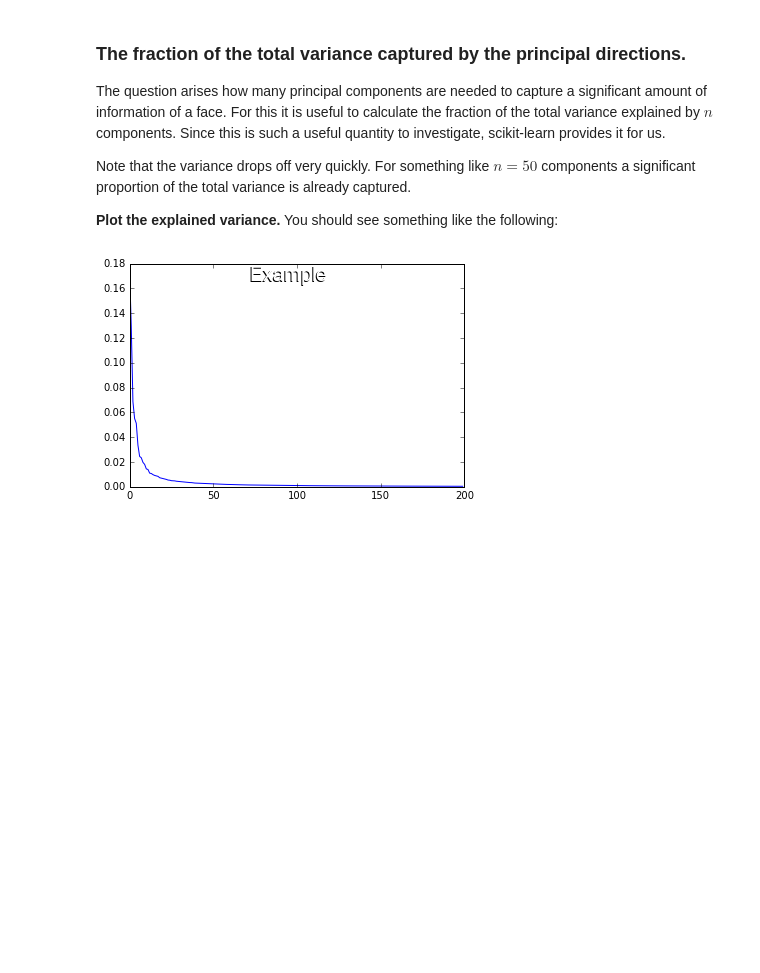
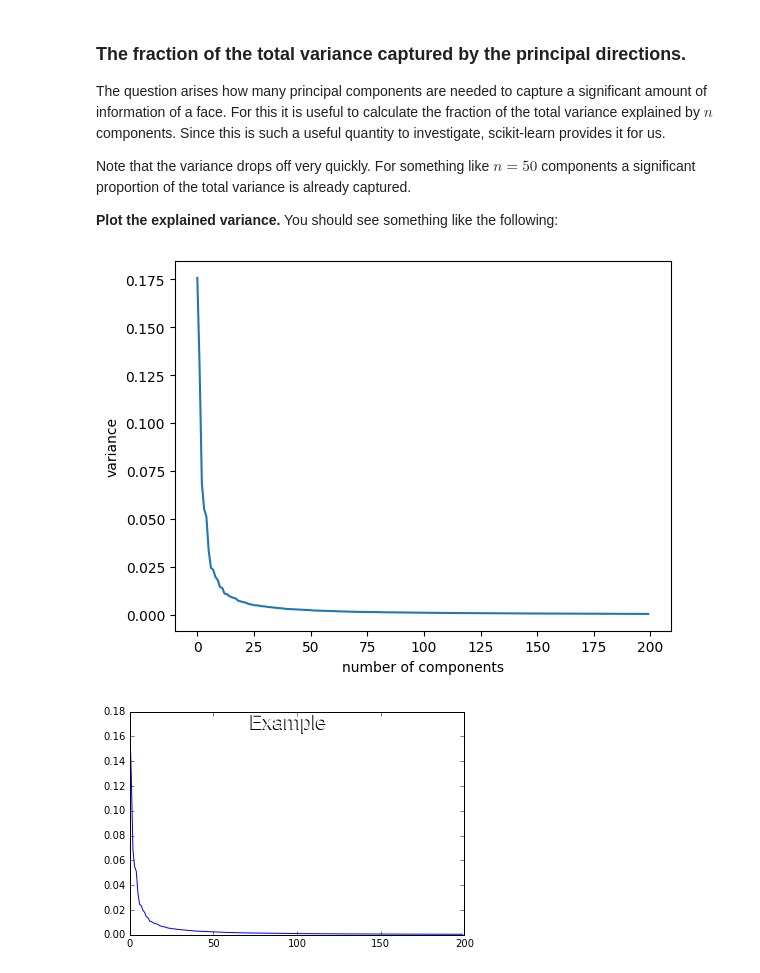
Before and after one commit to Obakeng-Mogale/cs315-assign-1, a Jupyter notebook: assign1/src/assign1.ipynb, the cells around one changed output. Drawn from its saved outputs; the diff is of its cells as text; code cells hidden in the pictures; blank space fills up the shorter version.

```diff
--- a/assign1/src/assign1.ipynb
+++ b/assign1/src/assign1.ipynb
@@ -78,8 +84,8 @@ We now briefly explore the main ideas behind the eigenface approach using the Ol
 
 First import  all .png files from all the directories inside a specified directory. Each  facial image is then converted to a flat array.
 # %%
-from skimage import io
-ic = io.ImageCollection('../data/att_faces/*/*.png')
+from skimage.io import imread_collection
+ic = imread_collection('../data/att_faces/*/*.png')
 
 ic = np.array(ic)
 ic_flat = ic.reshape((len(ic), -1))
@@ -117,3 +124,14 @@ Note that the variance drops off very quickly. For something like $n=50$ compone
+# %%
+# Insert code to produce the image below
+
+model = PCA(n_components = 200).fit(ic_flat)
+
+plt.plot(model.explained_variance_ratio_)
+plt.xlabel("number of components")
+plt.ylabel("variance")
+plt.show()
+# %% [output]
+[figure, added]
 # %%
 display(Image(filename='../resources/images/Faces_expl_var.png'))
 # %% [output]
```
Also changed, not shown: parts of 25 cells of this notebook.
